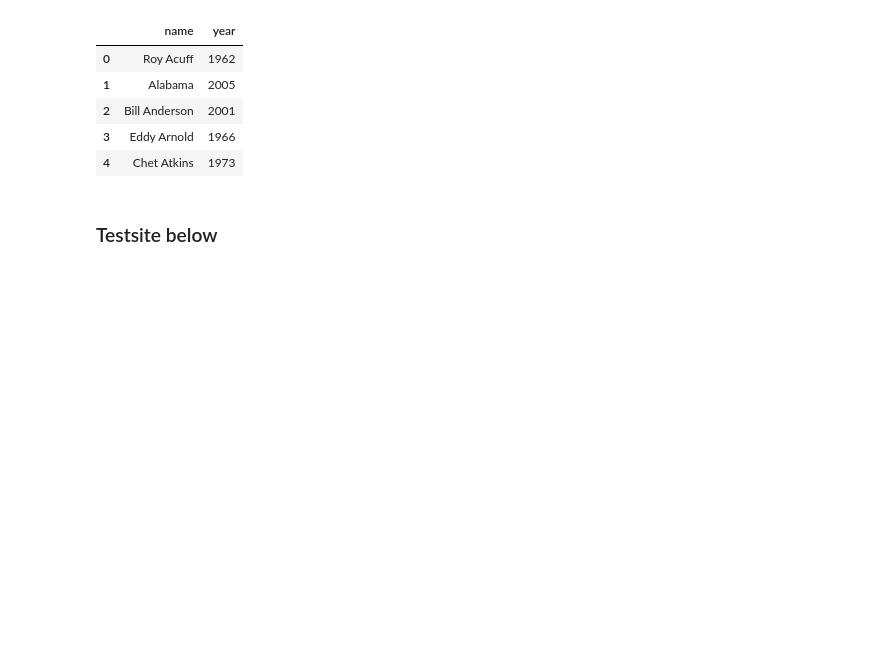
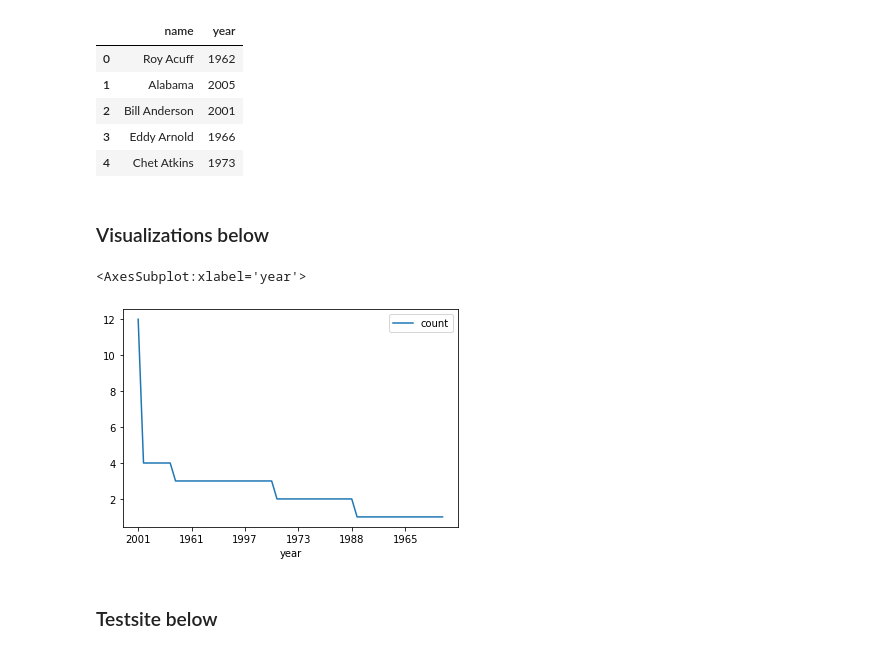
Before and after one commit to CMirandaPereyra/Beautiful_Soup_scrapingHoF, a Jupyter notebook: notebooks/Hall_of_fame.ipynb, the cells around one changed output. Drawn from its saved outputs; the diff is of its cells as text; code cells hidden in the pictures; blank space fills up the shorter version.

Commit message:
webscraping and visualization

```diff
--- a/notebooks/Hall_of_fame.ipynb
+++ b/notebooks/Hall_of_fame.ipynb
@@ -214,6 +211,17 @@ HallofFame.head()
 | 2 | Bill Anderson | 2001 |
 | 3 | Eddy Arnold | 1966 |
 | 4 | Chet Atkins | 1973 |
+# %% [markdown]
+### Visualizations below
+# %%
+messy_count = pd.value_counts(HallofFame['year'])
+year_count = messy_count.reset_index()
+year_count = year_count.rename(columns = {'index': 'year', 'year': 'count'})
+# %%
+year_count.plot.line('year', 'count')
+# %% [output]
+<AxesSubplot:xlabel='year'>
+[figure, added]
 # %% [markdown]
 ### Testsite below
 # %%
```
Also changed, not shown: parts of 2 cells of this notebook.
